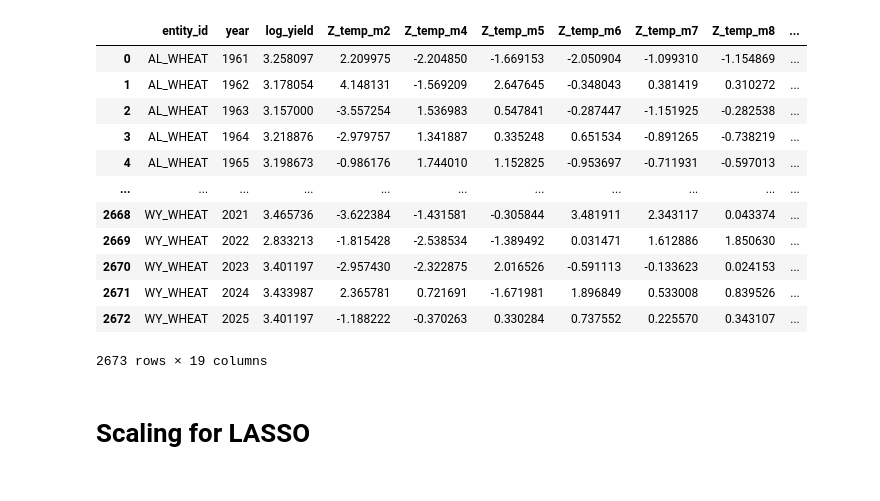
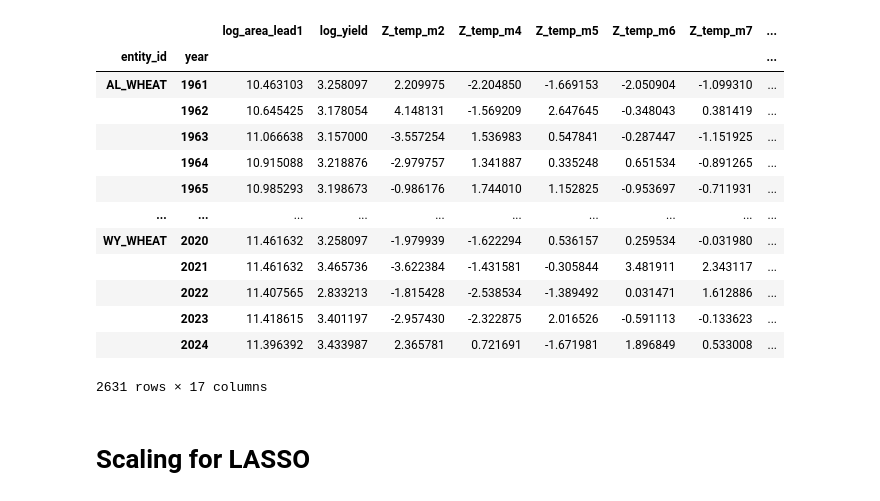
Before and after one commit to adrymmm/iv_weather_yields_selection, a Jupyter notebook: nonlinear_search.ipynb, the cells around one changed output. Saved outputs shown, nothing was run; the diff lists cells and outputs as text; code cells hidden in the pictures.

```diff
--- a/nonlinear_search.ipynb
+++ b/nonlinear_search.ipynb
@@ -61,19 +45,20 @@ X_nonlinear
-# %%
-df
-# %% [output]
-|  | entity_id | year | log_yield | Z_temp_m2 | Z_temp_m4 | Z_temp_m5 | Z_temp_m6 | Z_temp_m7 | Z_temp_m8 | ... |
-| 0 | AL_WHEAT | 1961 | 3.258097 | 2.209975 | -2.204850 | -1.669153 | -2.050904 | -1.099310 | -1.154869 | ... |
-| 1 | AL_WHEAT | 1962 | 3.178054 | 4.148131 | -1.569209 | 2.647645 | -0.348043 | 0.381419 | 0.310272 | ... |
-| 2 | AL_WHEAT | 1963 | 3.157000 | -3.557254 | 1.536983 | 0.547841 | -0.287447 | -1.151925 | -0.282538 | ... |
-| 3 | AL_WHEAT | 1964 | 3.218876 | -2.979757 | 1.341887 | 0.335248 | 0.651534 | -0.891265 | -0.738219 | ... |
-| 4 | AL_WHEAT | 1965 | 3.198673 | -0.986176 | 1.744010 | 1.152825 | -0.953697 | -0.711931 | -0.597013 | ... |
-| ... | ... | ... | ... | ... | ... | ... | ... | ... | ... | ... |
-| 2668 | WY_WHEAT | 2021 | 3.465736 | -3.622384 | -1.431581 | -0.305844 | 3.481911 | 2.343117 | 0.043374 | ... |
-| 2669 | WY_WHEAT | 2022 | 2.833213 | -1.815428 | -2.538534 | -1.389492 | 0.031471 | 1.612886 | 1.850630 | ... |
-| 2670 | WY_WHEAT | 2023 | 3.401197 | -2.957430 | -2.322875 | 2.016526 | -0.591113 | -0.133623 | 0.024153 | ... |
-| 2671 | WY_WHEAT | 2024 | 3.433987 | 2.365781 | 0.721691 | -1.671981 | 1.896849 | 0.533008 | 0.839526 | ... |
-| 2672 | WY_WHEAT | 2025 | 3.401197 | -1.188222 | -0.370263 | 0.330284 | 0.737552 | 0.225570 | 0.343107 | ... |
-2673 rows × 19 columns
+# %%
+dfp
+# %% [output]
+|  |  | log_area_lead1 | log_yield | Z_temp_m2 | Z_temp_m4 | Z_temp_m5 | Z_temp_m6 | Z_temp_m7 | ... |
+| entity_id | year |  |  |  |  |  |  |  | ... |
+| AL_WHEAT | 1961 | 10.463103 | 3.258097 | 2.209975 | -2.204850 | -1.669153 | -2.050904 | -1.099310 | ... |
+|  | 1962 | 10.645425 | 3.178054 | 4.148131 | -1.569209 | 2.647645 | -0.348043 | 0.381419 | ... |
+|  | 1963 | 11.066638 | 3.157000 | -3.557254 | 1.536983 | 0.547841 | -0.287447 | -1.151925 | ... |
+|  | 1964 | 10.915088 | 3.218876 | -2.979757 | 1.341887 | 0.335248 | 0.651534 | -0.891265 | ... |
+|  | 1965 | 10.985293 | 3.198673 | -0.986176 | 1.744010 | 1.152825 | -0.953697 | -0.711931 | ... |
+| ... | ... | ... | ... | ... | ... | ... | ... | ... | ... |
+| WY_WHEAT | 2020 | 11.461632 | 3.258097 | -1.979939 | -1.622294 | 0.536157 | 0.259534 | -0.031980 | ... |
+|  | 2021 | 11.461632 | 3.465736 | -3.622384 | -1.431581 | -0.305844 | 3.481911 | 2.343117 | ... |
+|  | 2022 | 11.407565 | 2.833213 | -1.815428 | -2.538534 | -1.389492 | 0.031471 | 1.612886 | ... |
+|  | 2023 | 11.418615 | 3.401197 | -2.957430 | -2.322875 | 2.016526 | -0.591113 | -0.133623 | ... |
+|  | 2024 | 11.396392 | 3.433987 | 2.365781 | 0.721691 | -1.671981 | 1.896849 | 0.533008 | ... |
+2631 rows × 17 columns
 # %% [markdown]
 # Scaling for LASSO
 # %%
```
Also changed, not shown: parts of 28 cells of this notebook, 3 other files.
